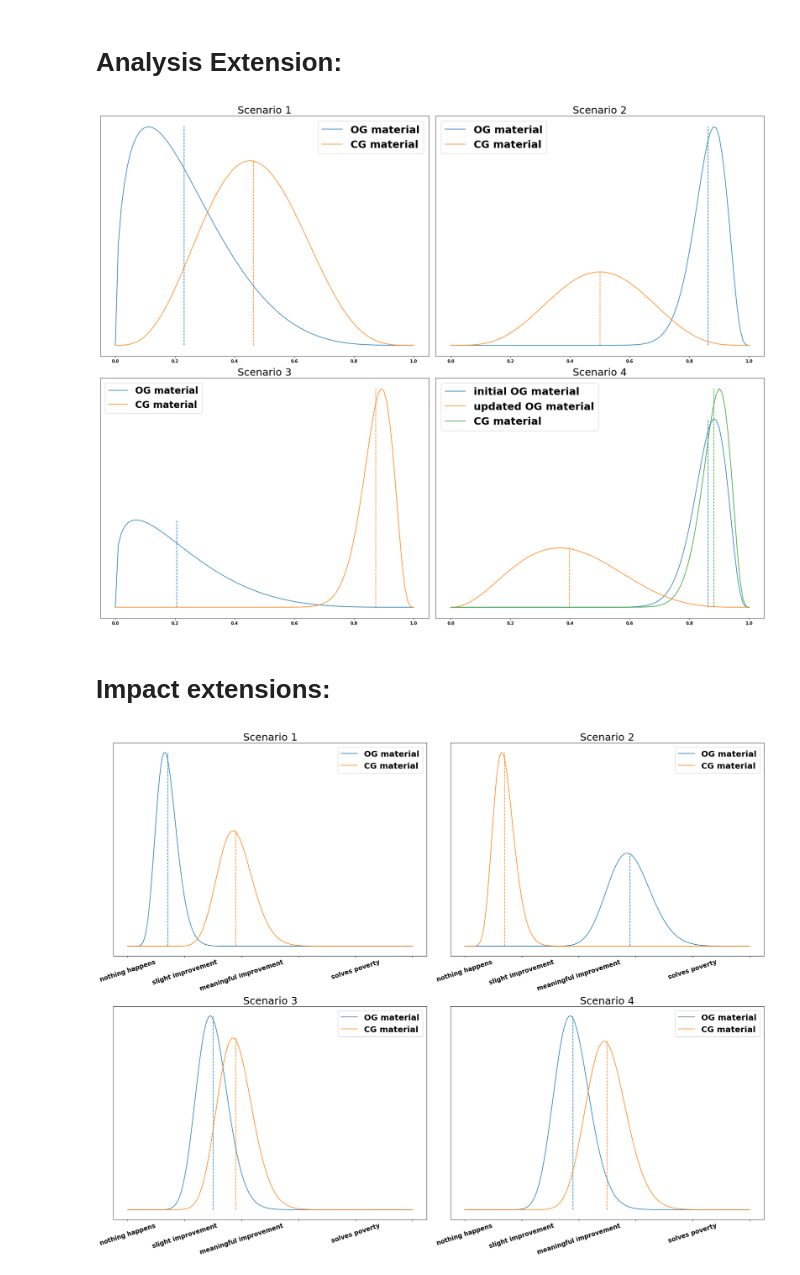
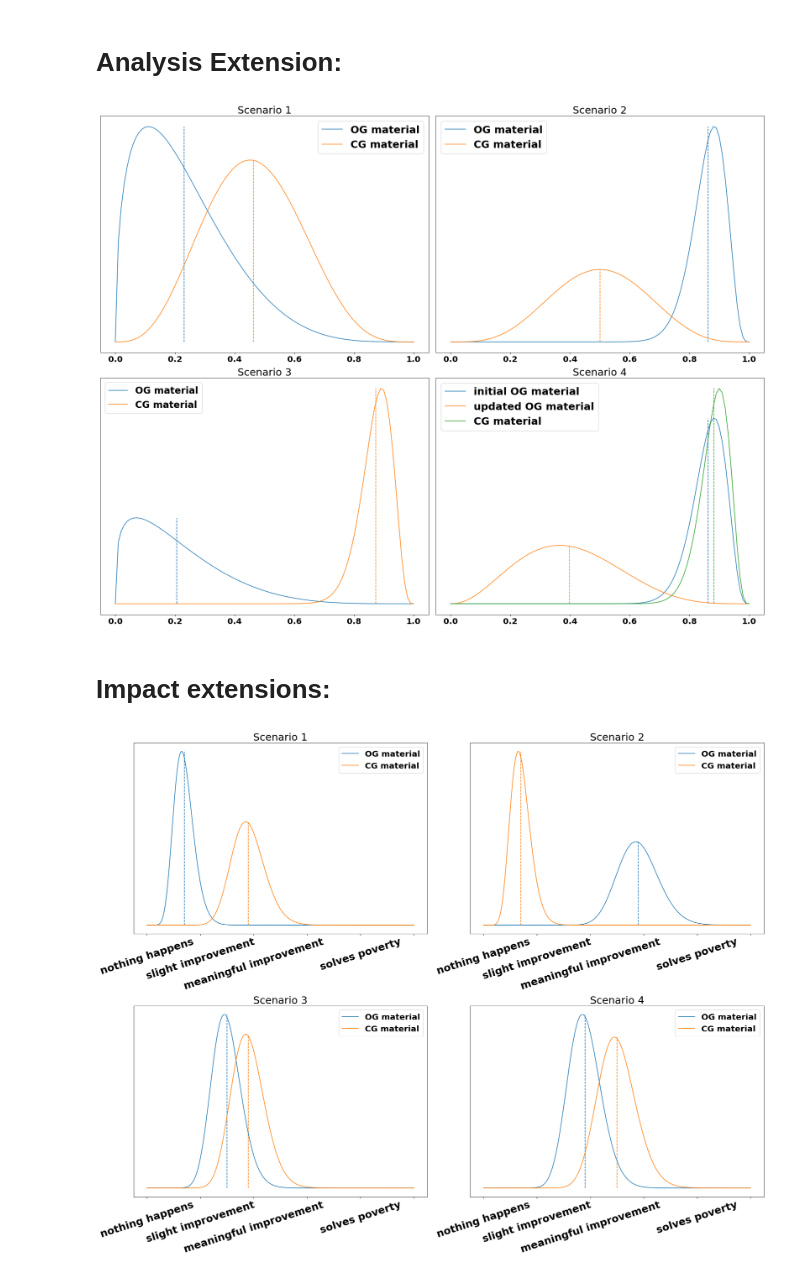
Before and after one commit to mariushobbhahn/mariushobbhahn.github.io, a Jupyter notebook: img/Probabilistic_Judging_2/Probabilistic Judging Part2.ipynb, the cells around one changed output. Drawn from its saved outputs; the diff is of its cells as text; code cells hidden in the pictures.

```diff
--- a/img/Probabilistic_Judging_2/Probabilistic Judging Part2.ipynb
+++ b/img/Probabilistic_Judging_2/Probabilistic Judging Part2.ipynb
@@ -182,6 +185,9 @@ axs[2].set_xlabel('amount of redistribution', fontsize=17)
 axs[2].legend(prop={'size': 22})
 axs[2].set_title('Combined distribution', fontdict={'fontsize': 25})
 
+for ax in fig.axes:
+    plt.sca(ax)
+    plt.xticks(fontsize = 20)
 
 plt.tight_layout()
 plt.savefig('mitigatory_rebuttal.png', dpi=300)
@@ -283,6 +289,9 @@ axs[2].set_xlabel('amount of redistribution', fontsize=17)
 axs[2].legend(prop={'size': 22})
 axs[2].set_title('Combined distribution', fontdict={'fontsize': 25})
 
+for ax in fig.axes:
+    plt.sca(ax)
+    plt.xticks(fontsize = 20)
 
 plt.tight_layout()
 plt.savefig('refuting_rebuttal.png', dpi=300)
@@ -387,6 +396,9 @@ axs[2].set_xlabel('amount of redistribution', fontsize=17)
 axs[2].legend(prop={'size': 22})
 axs[2].set_title('Combined distribution', fontdict={'fontsize': 25})
 
+for ax in fig.axes:
+    plt.sca(ax)
+    plt.xticks(fontsize = 20)
 
 plt.tight_layout()
 plt.savefig('flipping_rebuttal.png', dpi=300)
@@ -487,13 +499,16 @@ axs[1][1].set_yticks([])
 axs[1][1].legend(prop={'size': 25})
 axs[1][1].set_title('Scenario 4', fontdict={'fontsize': 25})
 
+for ax in fig.axes:
+    plt.sca(ax)
+    plt.xticks(fontsize = 20)
 
 plt.tight_layout()
 plt.savefig('analysis_extension.png', dpi=300)
 
 plt.show();
 # %% [output]
-[figure, old version]
+[figure, new version]
 # %% [markdown]
 # Impact extensions:
 # %%
@@ -560,32 +575,32 @@ axs[0][1].set_title('Scenario 2', fontdict={'fontsize': 25})
 
 axs[1][0].plot(x_gamma, gamma_2, label='OG material')
 axs[1][0].plot(x_gamma, gamma_3, label='CG material')
 axs[1][0].vlines(g_2*s, ymin=0, ymax=1*gamma_2.max(), linestyle='dashed', alpha=1, color="#1f77b4")
 axs[1][0].vlines(g_3*s, ymin=0, ymax=1*gamma_3.max(), linestyle='dashed', alpha=1, color="#ff7f0e")
 axs[1][0].set_yticklabels([])
 axs[1][0].set_yticks([])
 axs[1][0].set_xticklabels(x_labels, fontdict={'fontsize':fs_tick_labels})
 axs[1][0].legend(prop={'size': 20})
 axs[1][0].set_title('Scenario 3', fontdict={'fontsize': 25})
 
 axs[1][1].plot(x_gamma, gamma_3, label='OG material')
 axs[1][1].plot(x_gamma, gamma_sc4, label='CG material')
 axs[1][1].vlines(g_3*s, ymin=0, ymax=1*gamma_3.max(), linestyle='dashed', alpha=1, color="#1f77b4")
 axs[1][1].vlines(g_sc4*s, ymin=0, ymax=1*gamma_sc4.max(), linestyle='dashed', alpha=1, color="#ff7f0e")
 axs[1][1].set_yticklabels([])
 axs[1][1].set_yticks([])
 axs[1][1].set_xticklabels(x_labels, fontdict={'fontsize':fs_tick_labels})
 axs[1][1].legend(prop={'size': 20})
 axs[1][1].set_title('Scenario 4', fontdict={'fontsize': 25})
 
 
 for ax in fig.axes:
     plt.sca(ax)
-    plt.xticks(rotation=18)
+    plt.xticks(rotation=18, fontsize=25)
 
 plt.tight_layout()
 plt.savefig('impact_extension.png', dpi=300)
 
 plt.show();
 # %% [output]
-[figure, old version]
+[figure, new version]
```
Also changed, not shown: parts of 4 cells of this notebook, 8 other files.
